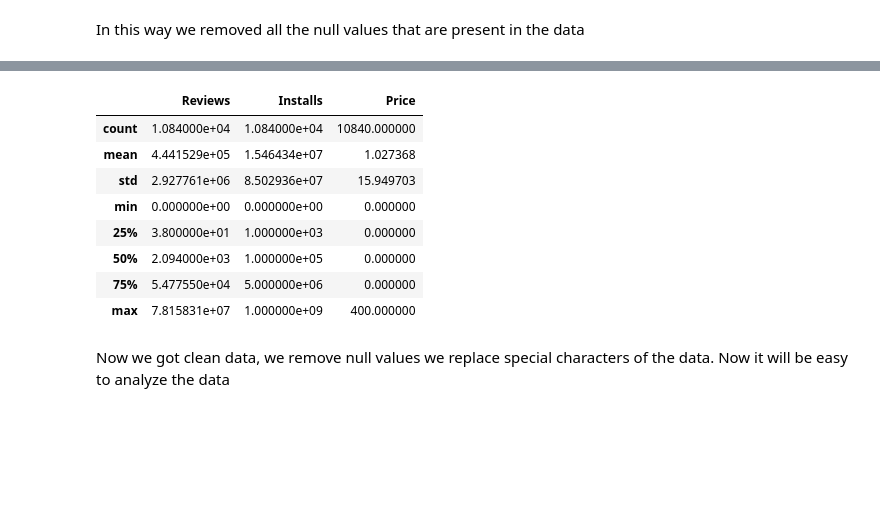
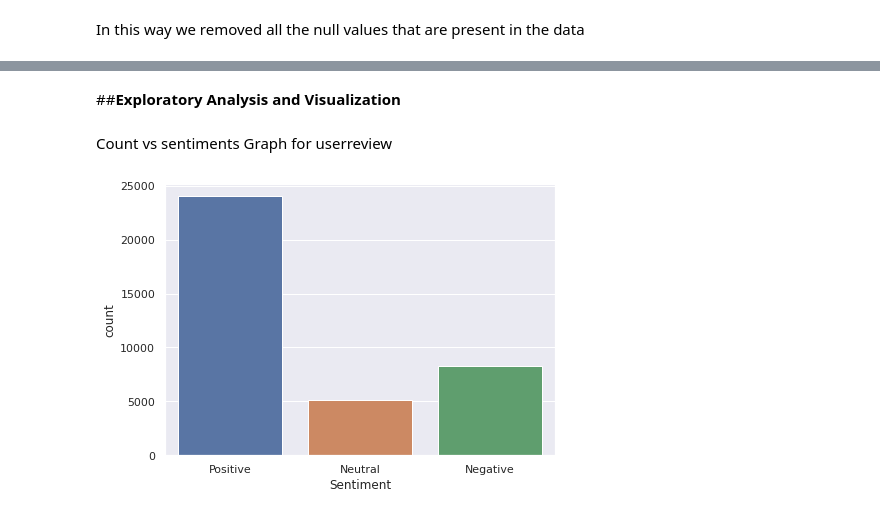
Before and after one commit to chetanre7/Google-Play-Store-app-review, a Jupyter notebook: Play_Store_App_Review_Analysis_Capstone_Project.ipynb, the cells around one changed output, grey strips where cells are left out. Saved outputs shown, nothing was run; the diff lists cells and outputs as text; code cells hidden in the pictures; blank space fills up the shorter version.

Commit message:
I completed my data visualization in google play store analysis

```diff
--- a/Play_Store_App_Review_Analysis_Capstone_Project.ipynb
+++ b/Play_Store_App_Review_Analysis_Capstone_Project.ipynb
@@ -228,14 +239,11 @@ google_play_df.head(7)
-# %%
-google_play_df.describe()
-# %% [output]
-|  | Reviews | Installs | Price |
-| count | 1.084000e+04 | 1.084000e+04 | 10840.000000 |
-| mean | 4.441529e+05 | 1.546434e+07 | 1.027368 |
-| std | 2.927761e+06 | 8.502936e+07 | 15.949703 |
-| min | 0.000000e+00 | 0.000000e+00 | 0.000000 |
-| 25% | 3.800000e+01 | 1.000000e+03 | 0.000000 |
-| 50% | 2.094000e+03 | 1.000000e+05 | 0.000000 |
-| 75% | 5.477550e+04 | 5.000000e+06 | 0.000000 |
-| max | 7.815831e+07 | 1.000000e+09 | 400.000000 |
-# %% [markdown]
-Now we got clean data, we remove null values we replace special characters of the data. Now it will be easy to analyze the data
+# %% [markdown]
+##**Exploratory Analysis and Visualization**
+# %% [markdown]
+Count vs sentiments Graph for userreview
+# %%
+plt.figure(figsize=(7,5))
+sns.set(font_scale=1)
+sns.countplot(x = "Sentiment",data = user_reviews_df)
+plt.show()
+# %% [output]
+[figure, added]
```
Also changed, not shown: parts of 39 cells of this notebook.
